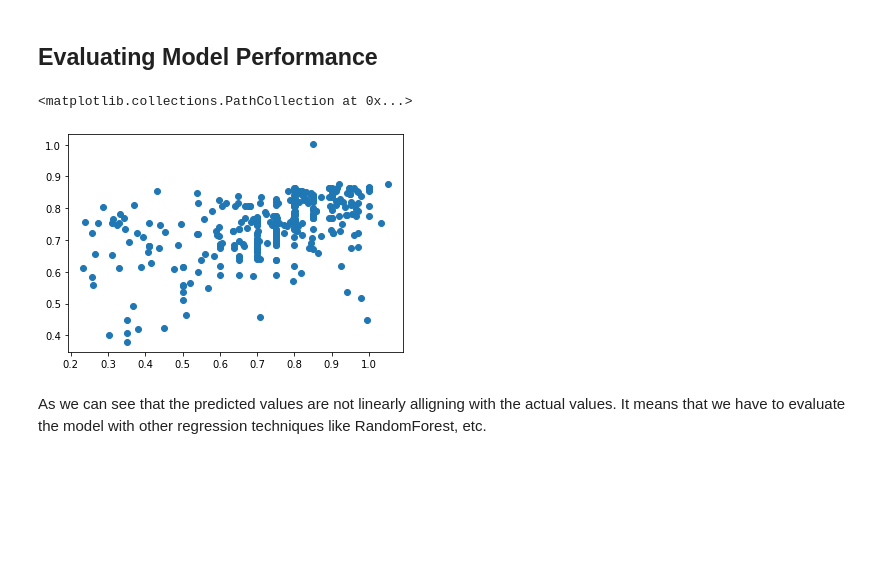
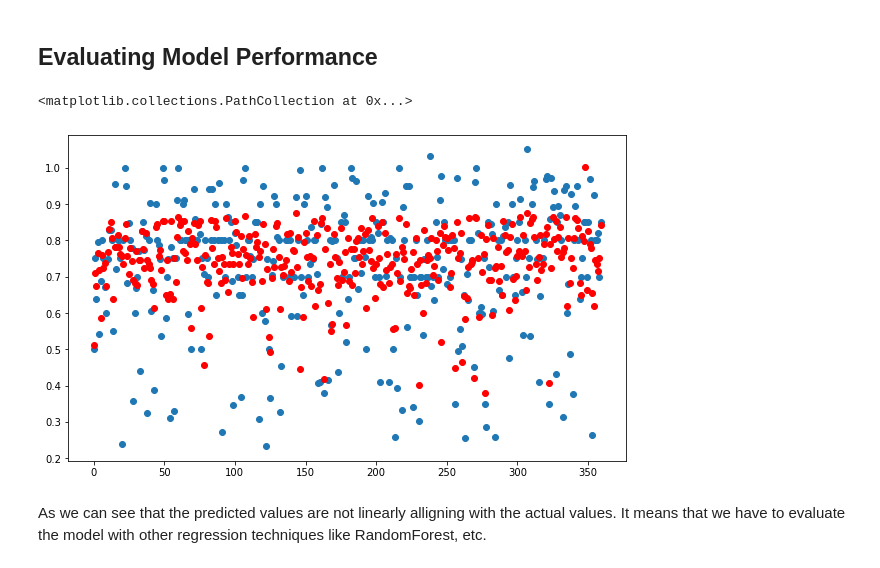
Before and after one commit to priyansh0312/Predicting-Employee-Productivity-with-Regression, a Jupyter notebook: Productivity Prediction using Multiple Linear Regression.ipynb, the cells around one changed output. Drawn from its saved outputs; the diff is of its cells as text; code cells hidden in the pictures; blank space fills up the shorter version.

Commit message:
added color for scatterplot

```diff
--- a/Productivity Prediction using Multiple Linear Regression.ipynb
+++ b/Productivity Prediction using Multiple Linear Regression.ipynb
@@ -373,10 +373,12 @@ LinearRegression()
 predictions = reg.predict(X_test)
 # %%
 # plotting the predicted results and the actual results
-plt.scatter(y_test, predictions)
+plt.figure(figsize = (10, 6))
+plt.scatter(np.arange(0, len(y_test)), y_test)
+plt.scatter(np.arange(0, len(predictions)), predictions, color = 'red')
 # %% [output]
 <matplotlib.collections.PathCollection at 0x...>
-[figure, old version]
+[figure, new version]
 # %% [markdown]
 As we can see that the predicted values are not linearly alligning with the actual values. It means that we have to evaluate the model with other regression techniques like RandomForest, etc.
 # %%
```
